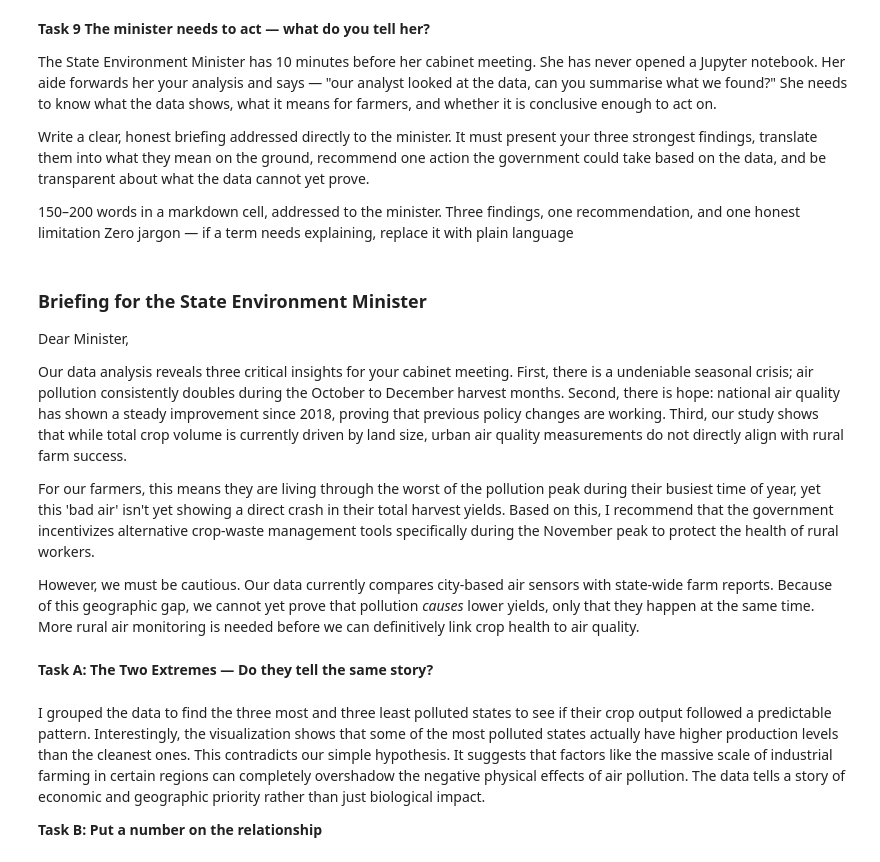
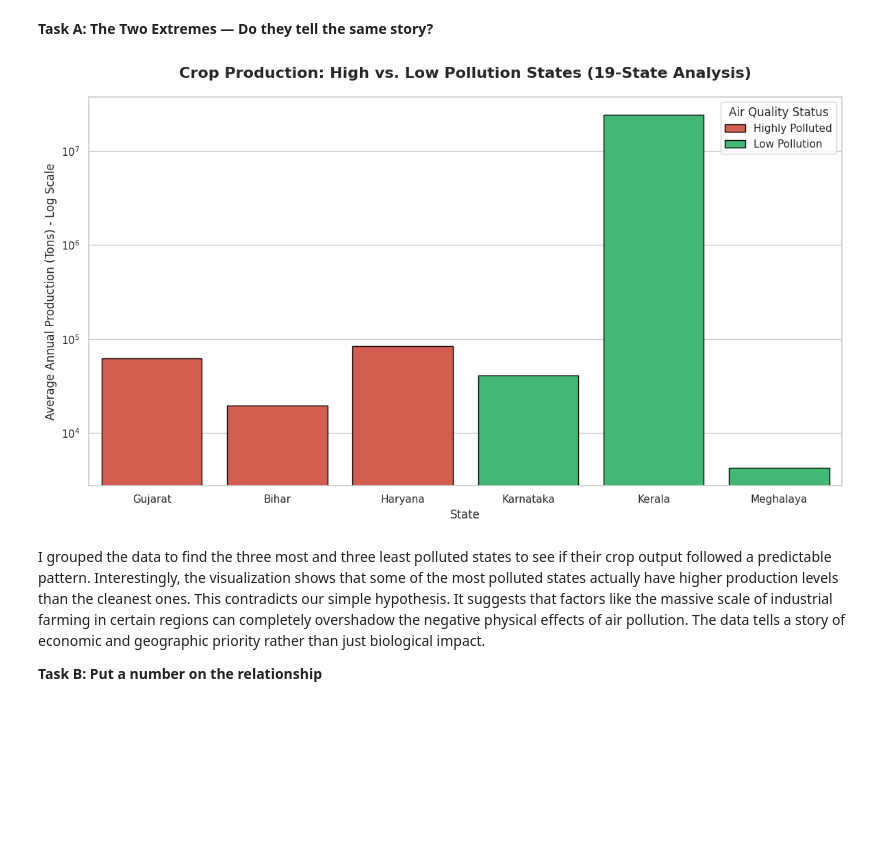
Before and after one commit to amoghvd/ML-lab-2547211, a Jupyter notebook: Another_copy_of_Untitled2.ipynb, the cells around one changed output. Saved outputs shown, nothing was run; the diff lists cells and outputs as text; code cells hidden in the pictures; blank space fills up the shorter version.

```diff
--- a/Another_copy_of_Untitled2.ipynb
+++ b/Another_copy_of_Untitled2.ipynb
@@ -218,21 +3,2 @@ The Urban-Rural Gap (AQI vs. Production): Interestingly, there is almost zero co
-# %% [markdown]
-<b>Task 9
-The minister needs to act — what do you tell her?
-
-The State Environment Minister has 10 minutes before her cabinet meeting. She has never opened a Jupyter notebook. Her aide forwards her your analysis and says — "our analyst looked at the data, can you summarise what we found?" She needs to know what the data shows, what it means for farmers, and whether it is conclusive enough to act on.
-
-Write a clear, honest briefing addressed directly to the minister. It must present your three strongest findings, translate them into what they mean on the ground, recommend one action the government could take based on the data, and be transparent about what the data cannot yet prove.
-
-150–200 words in a markdown cell, addressed to the minister. Three findings, one recommendation, and one honest limitation Zero jargon — if a term needs explaining, replace it with plain language</b>
-# %% [markdown]
-### Briefing for the State Environment Minister
-
-Dear Minister,
-
-Our data analysis reveals three critical insights for your cabinet meeting. First, there is a undeniable seasonal crisis; air pollution consistently doubles during the October to December harvest months. Second, there is hope: national air quality has shown a steady improvement since 2018, proving that previous policy changes are working. Third, our study shows that while total crop volume is currently driven by land size, urban air quality measurements do not directly align with rural farm success.
-
-For our farmers, this means they are living through the worst of the pollution peak during their busiest time of year, yet this 'bad air' isn't yet showing a direct crash in their total harvest yields. Based on this, I recommend that the government incentivizes alternative crop-waste management tools specifically during the November peak to protect the health of rural workers.
-
-However, we must be cautious. Our data currently compares city-based air sensors with state-wide farm reports. Because of this geographic gap, we cannot yet prove that pollution *causes* lower yields, only that they happen at the same time. More rural air monitoring is needed before we can definitively link crop health to air quality.
 # %% [markdown]
 <b>Task A: The Two Extremes — Do they tell the same story?</b>
@@ -256,3 +5,51 @@ plt.show()
+# %%
+import matplotlib.pyplot as plt
+import seaborn as sns
+import pandas as pd
+
+# 1. Clean aggregation of the 19 states
+state_avg = merged.groupby('State_Name').agg({'AQI': 'mean', 'Production': 'mean'}).reset_index()
+
+# 2. Force selection of the 3 highest and 3 lowest pollution states
+high_pol = state_avg.nlargest(3, 'AQI').copy()
+low_pol = state_avg.nsmallest(3, 'AQI').copy()
+
+high_pol['Category'] = 'Highly Polluted'
+low_pol['Category'] = 'Low Pollution'
+
+# Combine and sort for the chart
+extremes = pd.concat([high_pol, low_pol], ignore_index=True).sort_values('AQI', ascending=False)
+
+# 3. Robust Plotting
+sns.set_theme(style='whitegrid')
+plt.figure(figsize=(12, 7))
+
+# Define the color mapping explicitly
+color_map = {'Highly Polluted': '#e74c3c', 'Low Pollution': '#2ecc71'}
+
+# Plot using categorical 'hue' with 'dodge=False' to ensure bars don't overlap or vanish
+ax = sns.barplot(
+    data=extremes,
+    x='State_Name',
+    y='Production',
+    hue='Category',
+    palette=color_map,
+    edgecolor='black',
+    dodge=False
+)
+
+# Set log scale to handle the huge variance between states like Kerala and Meghalaya
+plt.yscale('log')
+
+plt.title('Crop Production: High vs. Low Pollution States (19-State Analysis)', fontsize=16, pad=20, fontweight='bold')
+plt.ylabel('Average Annual Production (Tons) - Log Scale', fontsize=12)
+plt.xlabel('State', fontsize=12)
+plt.legend(title='Air Quality Status', loc='upper right', frameon=True)
+
+plt.tight_layout()
+plt.show()
+# %% [output]
+[figure, added]
 # %% [markdown]
 I grouped the data to find the three most and three least polluted states to see if their crop output followed a predictable pattern. Interestingly, the visualization shows that some of the most polluted states actually have higher production levels than the cleanest ones. This contradicts our simple hypothesis. It suggests that factors like the massive scale of industrial farming in certain regions can completely overshadow the negative physical effects of air pollution. The data tells a story of economic and geographic priority rather than just biological impact.
 
```
Also changed, not shown: parts of 22 cells of this notebook.
